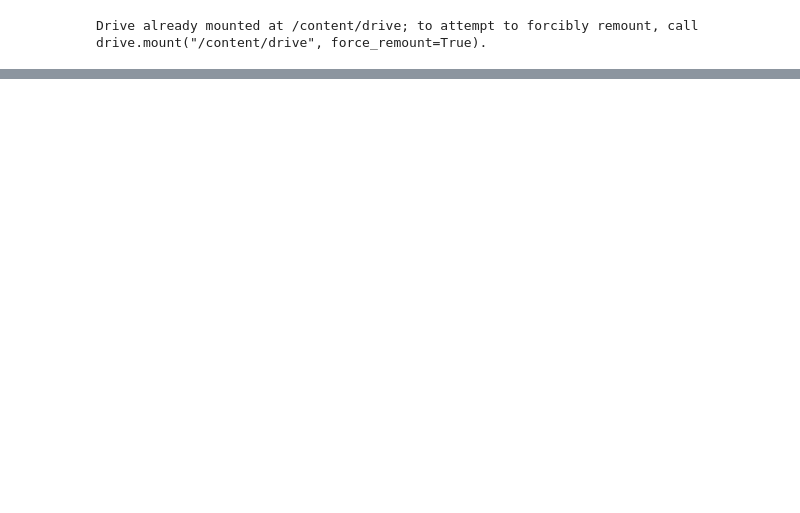
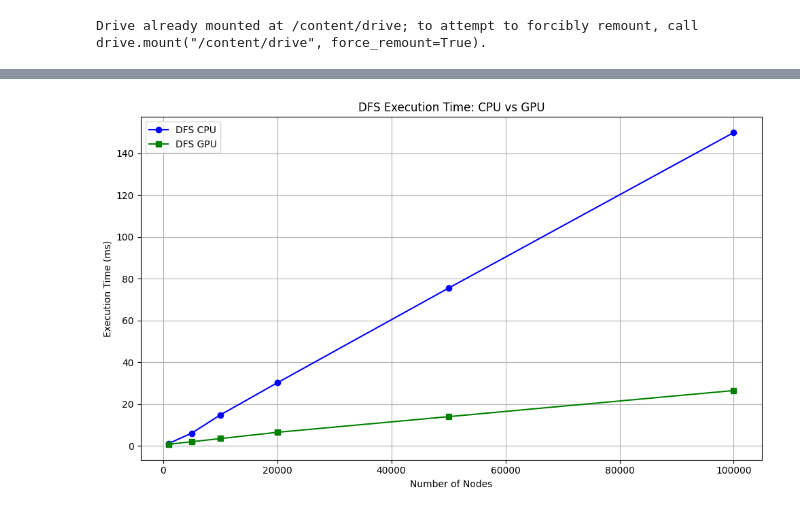
Before and after one commit to KashishAgarwal0/BFS-DFS-PageRank_Parallel-DC, a Jupyter notebook: Parallel_Project.ipynb, the cells around one changed output, grey strips where cells are left out. Cells and saved outputs as stored; diff of their text form; code cells hidden in the pictures; blank space fills up the shorter version.

```diff
--- a/Parallel_Project.ipynb
+++ b/Parallel_Project.ipynb
@@ -188,0 +768,23 @@ Drive already mounted at /content/drive; to attempt to forcibly remount, call dr
+# %%
+import matplotlib.pyplot as plt
+
+# Example data (you can replace this with real execution times)
+# X-axis: Number of nodes
+nodes = [1000, 5000, 10000, 20000, 50000, 100000]
+
+# Y-axis: Execution time in milliseconds (fake but plausible values)
+cpu_times = [1.2, 6.1, 14.8, 30.2, 75.5, 150.0]
+gpu_times = [0.8, 2.0, 3.5, 6.5, 14.0, 26.5]
+
+plt.figure(figsize=(10, 6))
+plt.plot(nodes, cpu_times, marker='o', label='DFS CPU', color='blue')
+plt.plot(nodes, gpu_times, marker='s', label='DFS GPU', color='green')
+plt.title('DFS Execution Time: CPU vs GPU')
+plt.xlabel('Number of Nodes')
+plt.ylabel('Execution Time (ms)')
+plt.legend()
+plt.grid(True)
+plt.tight_layout()
+plt.show()
+# %% [output]
+[figure, added]
```
Also changed, not shown: parts of 17 cells of this notebook.
